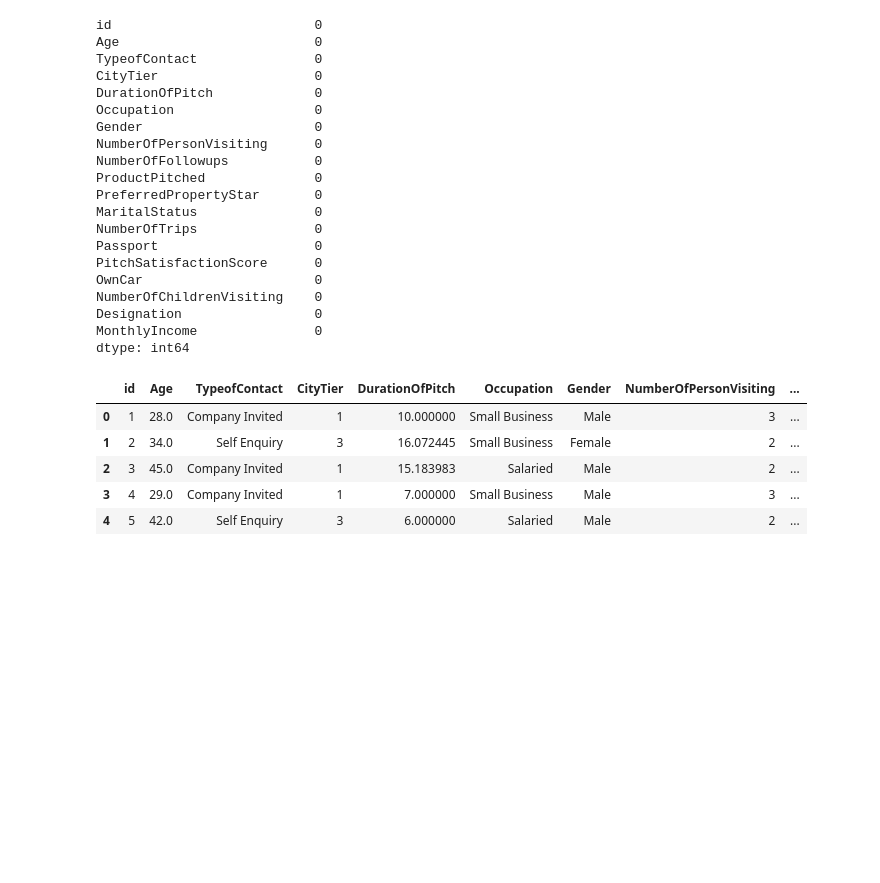
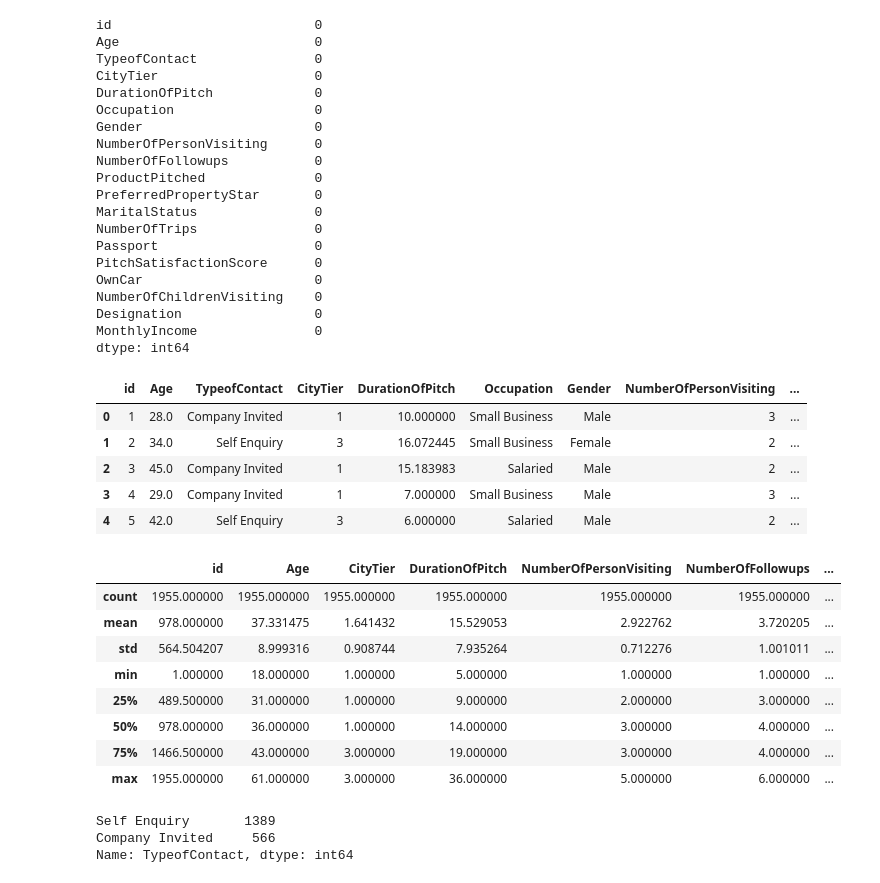
Before and after one commit to psrpsj/travel_package, a Jupyter notebook: travel.ipynb, the cells around one changed output. Cells and saved outputs as stored; diff of their text form; code cells hidden in the pictures; blank space fills up the shorter version.

```diff
--- a/travel.ipynb
+++ b/travel.ipynb
@@ -271,3 +273,15 @@ train.head()
 | 2 | 3 | 45.0 | Company Invited | 1 | 15.183983 | Salaried | Male | 2 | ... |
 | 3 | 4 | 29.0 | Company Invited | 1 | 7.000000 | Small Business | Male | 3 | ... |
 | 4 | 5 | 42.0 | Self Enquiry | 3 | 6.000000 | Salaried | Male | 2 | ... |
+# %%
+train.describe()
+# %% [output]
+|  | id | Age | CityTier | DurationOfPitch | NumberOfPersonVisiting | NumberOfFollowups | ... |
+| count | 1955.000000 | 1955.000000 | 1955.000000 | 1955.000000 | 1955.000000 | 1955.000000 | ... |
+| mean | 978.000000 | 37.331475 | 1.641432 | 15.529053 | 2.922762 | 3.720205 | ... |
+| std | 564.504207 | 8.999316 | 0.908744 | 7.935264 | 0.712276 | 1.001011 | ... |
+| min | 1.000000 | 18.000000 | 1.000000 | 5.000000 | 1.000000 | 1.000000 | ... |
+| 25% | 489.500000 | 31.000000 | 1.000000 | 9.000000 | 2.000000 | 3.000000 | ... |
+| 50% | 978.000000 | 36.000000 | 1.000000 | 14.000000 | 3.000000 | 4.000000 | ... |
+| 75% | 1466.500000 | 43.000000 | 3.000000 | 19.000000 | 3.000000 | 4.000000 | ... |
+| max | 1955.000000 | 61.000000 | 3.000000 | 36.000000 | 5.000000 | 6.000000 | ... |
@@ -273,0 +298,6 @@ train.head()
+# %%
+train["TypeofContact"].value_counts()
+# %% [output]
+Self Enquiry       1389
+Company Invited     566
+Name: TypeofContact, dtype: int64
```
Also changed, not shown: parts of 17 cells of this notebook.
